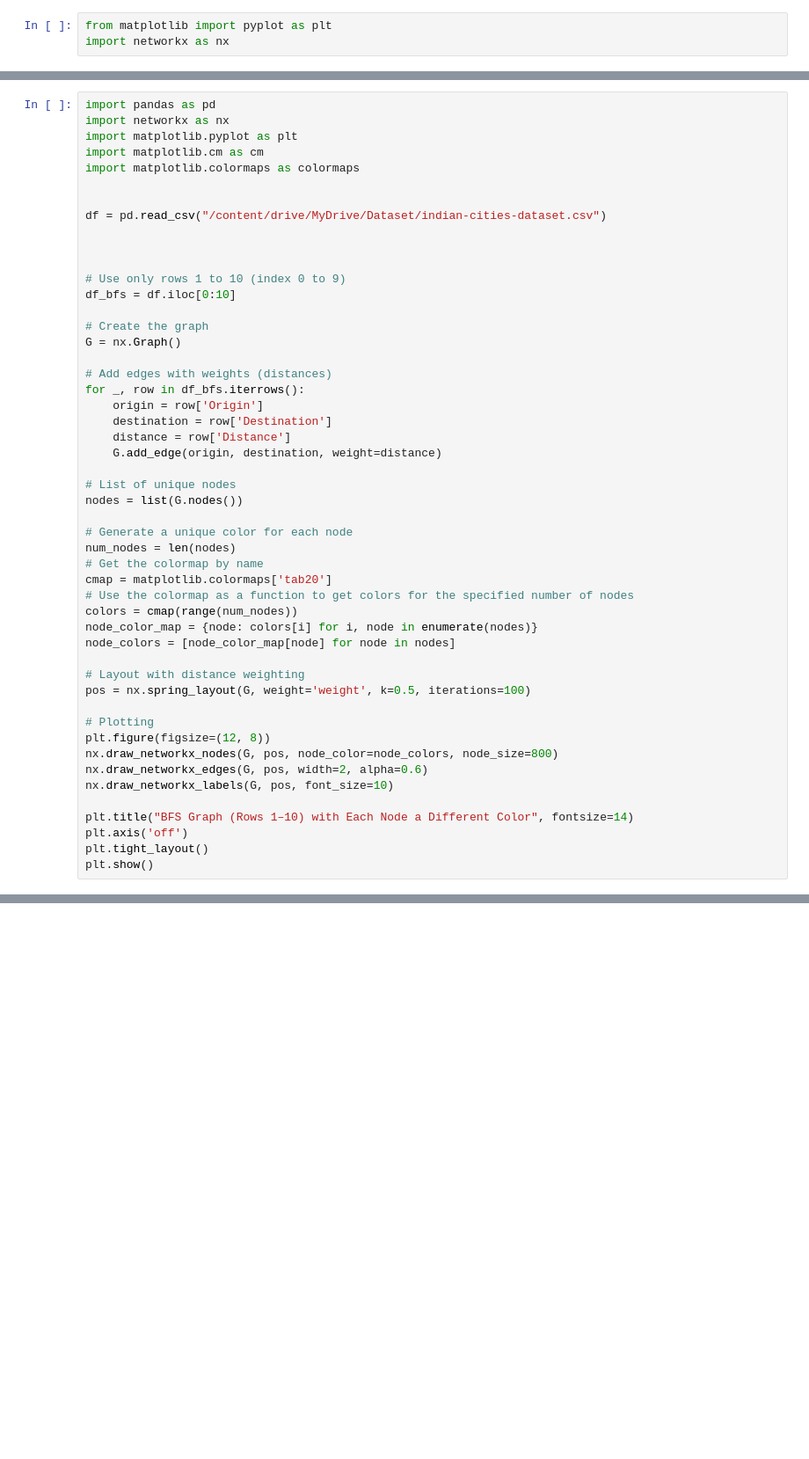
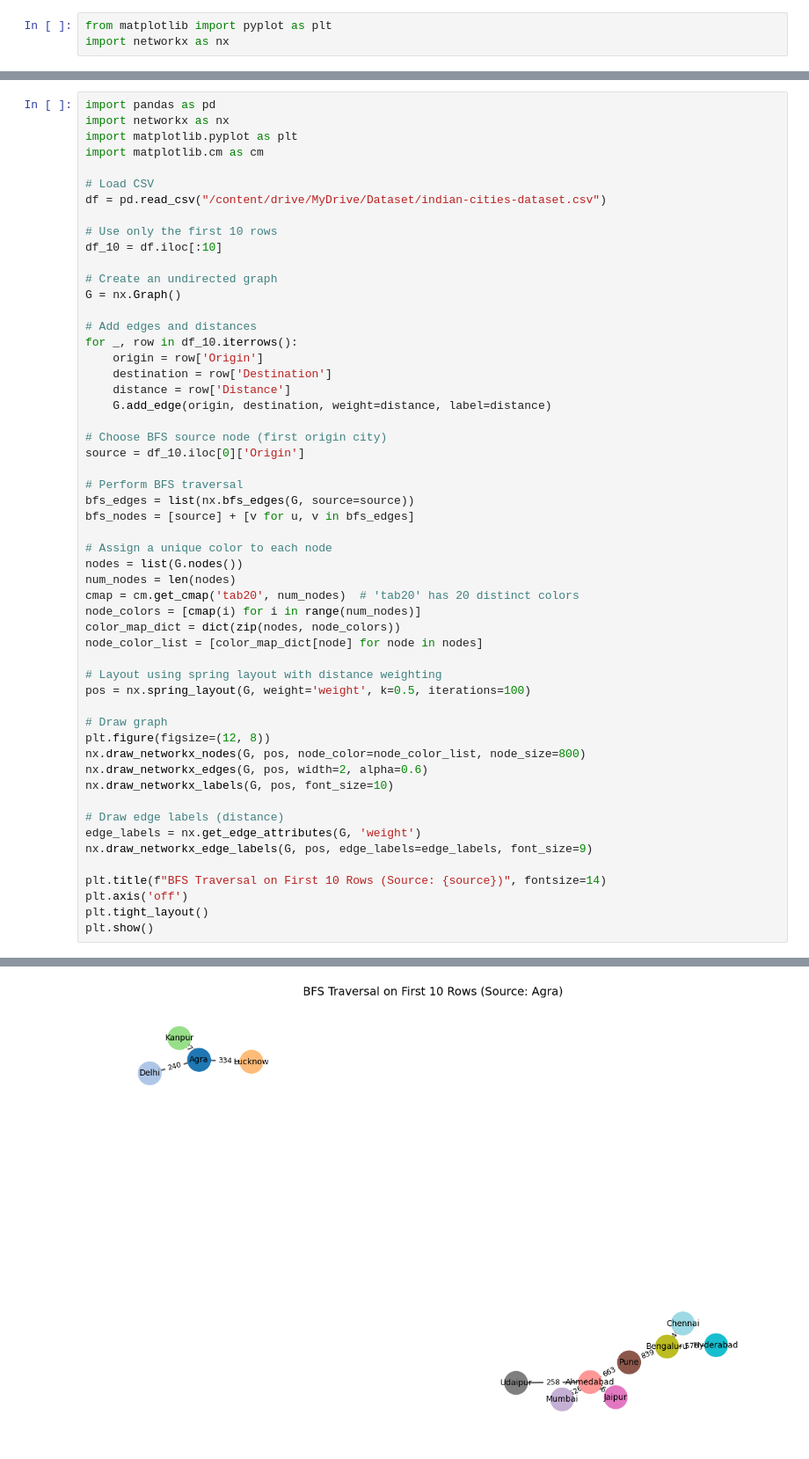
Before and after one commit to delowarshizar/Practice, a Jupyter notebook: Untitled0.ipynb, the cells around one changed output, grey strips where cells are left out. Shown: that part at 88% size. Cells and saved outputs as stored; diff of their text form; blank space fills up the shorter version.

```diff
--- a/Untitled0.ipynb
+++ b/Untitled0.ipynb
@@ -95,48 +99,52 @@ import pandas as pd
 import networkx as nx
 import matplotlib.pyplot as plt
 import matplotlib.cm as cm
-import matplotlib.colormaps as colormaps
 
-
+# Load CSV
 df = pd.read_csv("/content/drive/MyDrive/Dataset/indian-cities-dataset.csv")
 
+# Use only the first 10 rows
+df_10 = df.iloc[:10]
 
-
-# Use only rows 1 to 10 (index 0 to 9)
-df_bfs = df.iloc[0:10]
-
-# Create the graph
+# Create an undirected graph
 G = nx.Graph()
 
-# Add edges with weights (distances)
-for _, row in df_bfs.iterrows():
+# Add edges and distances
+for _, row in df_10.iterrows():
     origin = row['Origin']
     destination = row['Destination']
     distance = row['Distance']
-    G.add_edge(origin, destination, weight=distance)
+    G.add_edge(origin, destination, weight=distance, label=distance)
 
-# List of unique nodes
+# Choose BFS source node (first origin city)
+source = df_10.iloc[0]['Origin']
+
+# Perform BFS traversal
+bfs_edges = list(nx.bfs_edges(G, source=source))
+bfs_nodes = [source] + [v for u, v in bfs_edges]
+
+# Assign a unique color to each node
 nodes = list(G.nodes())
+num_nodes = len(nodes)
+cmap = cm.get_cmap('tab20', num_nodes)  # 'tab20' has 20 distinct colors
+node_colors = [cmap(i) for i in range(num_nodes)]
+color_map_dict = dict(zip(nodes, node_colors))
+node_color_list = [color_map_dict[node] for node in nodes]
 
-# Generate a unique color for each node
-num_nodes = len(nodes)
-# Get the colormap by name
-cmap = matplotlib.colormaps['tab20']
-# Use the colormap as a function to get colors for the specified number of nodes
-colors = cmap(range(num_nodes))
-node_color_map = {node: colors[i] for i, node in enumerate(nodes)}
-node_colors = [node_color_map[node] for node in nodes]
-
-# Layout with distance weighting
+# Layout using spring layout with distance weighting
 pos = nx.spring_layout(G, weight='weight', k=0.5, iterations=100)
 
-# Plotting
+# Draw graph
 plt.figure(figsize=(12, 8))
-nx.draw_networkx_nodes(G, pos, node_color=node_colors, node_size=800)
+nx.draw_networkx_nodes(G, pos, node_color=node_color_list, node_size=800)
 nx.draw_networkx_edges(G, pos, width=2, alpha=0.6)
 nx.draw_networkx_labels(G, pos, font_size=10)
 
-plt.title("BFS Graph (Rows 1–10) with Each Node a Different Color", fontsize=14)
+# Draw edge labels (distance)
+edge_labels = nx.get_edge_attributes(G, 'weight')
+nx.draw_networkx_edge_labels(G, pos, edge_labels=edge_labels, font_size=9)
+
+plt.title(f"BFS Traversal on First 10 Rows (Source: {source})", fontsize=14)
 plt.axis('off')
 plt.tight_layout()
 plt.show()
@@ -144,0 +152 @@ NameError: name 'matplotlib' is not defined
+[figure, added]
```
Also changed, not shown: parts of 8 cells of this notebook.
